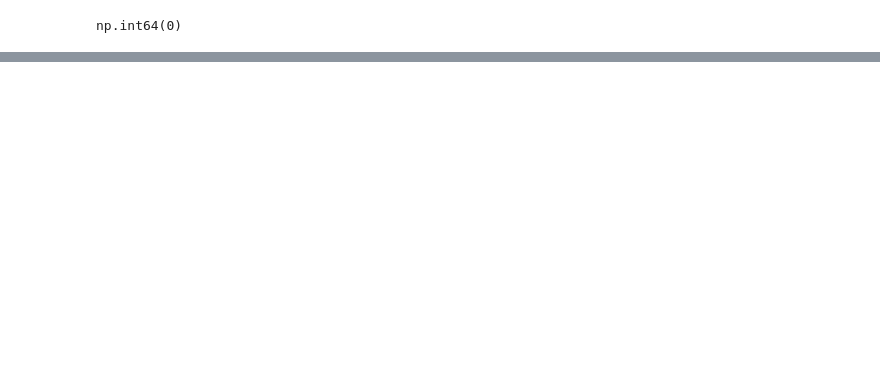
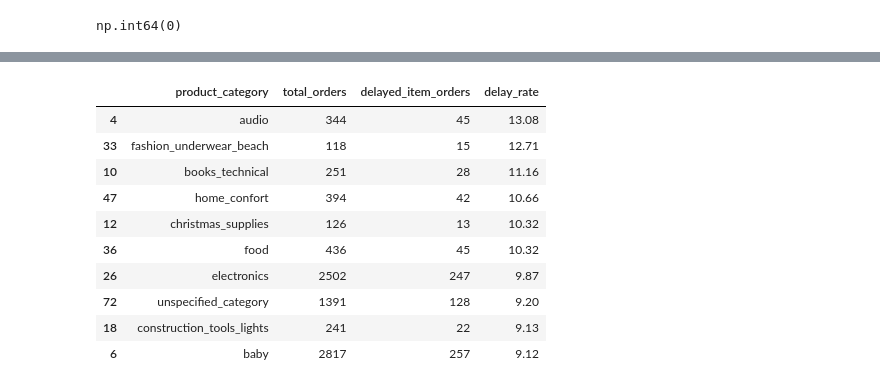
Before and after one commit to omkaryadav-11/olist-delivery-analysis, a Jupyter notebook: analysis.ipynb, the cells around one changed output, grey strips where cells are left out. Saved outputs shown, nothing was run; the diff lists cells and outputs as text; code cells hidden in the pictures; blank space fills up the shorter version.

```diff
--- a/analysis.ipynb
+++ b/analysis.ipynb
@@ -1037,3 +1043,3 @@ final_sample[final_sample.duplicated(keep=False)]
 # %%
-final_sample.drop_duplicates(inplace=True)
+df_prod.drop_duplicates(inplace=True)
 # %%
@@ -1139,0 +1058,3 @@ sample_analysis[sample_analysis['total_orders']>100].sort_values('delay_rate_pct
+# %%
+# Lets fill the null values
+df_prod['product_category']=df_prod['product_category'].fillna(df_prod['product_category_name_portuguese'])
@@ -1139,0 +1093,16 @@ sample_analysis[sample_analysis['total_orders']>100].sort_values('delay_rate_pct
+# %%
+significant_categories=prod_analysis[prod_analysis['total_orders']>100]
+top_10_delayed_categories=significant_categories.sort_values(by='delay_rate',ascending=False).head(10)
+top_10_delayed_categories
+# %% [output]
+|  | product_category | total_orders | delayed_item_orders | delay_rate |
+| 4 | audio | 344 | 45 | 13.08 |
+| 33 | fashion_underwear_beach | 118 | 15 | 12.71 |
+| 10 | books_technical | 251 | 28 | 11.16 |
+| 47 | home_confort | 394 | 42 | 10.66 |
+| 12 | christmas_supplies | 126 | 13 | 10.32 |
+| 36 | food | 436 | 45 | 10.32 |
+| 26 | electronics | 2502 | 247 | 9.87 |
+| 72 | unspecified_category | 1391 | 128 | 9.20 |
+| 18 | construction_tools_lights | 241 | 22 | 9.13 |
+| 6 | baby | 2817 | 257 | 9.12 |
```
Also changed, not shown: parts of 24 cells of this notebook.
